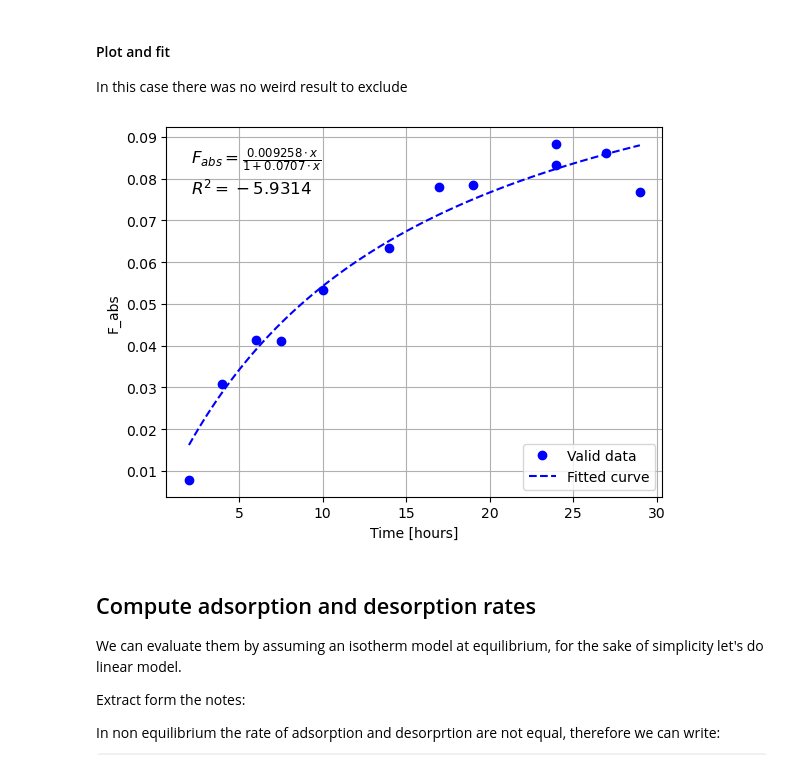
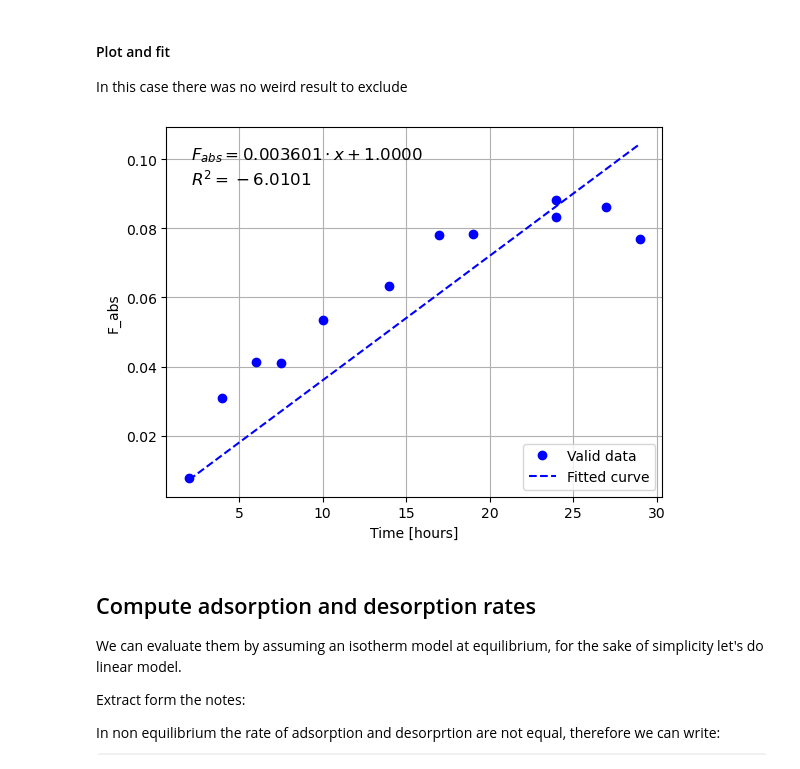
Before and after one commit to simo-pagliu/Magistrale, a Jupyter notebook: Transport of Radioactive Contaminants/LAB3 - Kinetics.ipynb, the cells around one changed output. Cells and saved outputs as stored; diff of their text form; code cells hidden in the pictures; some formulas as TeX source.

```diff
--- a/Transport of Radioactive Contaminants/LAB3 - Kinetics.ipynb
+++ b/Transport of Radioactive Contaminants/LAB3 - Kinetics.ipynb
@@ -119,44 +119,52 @@ plt.plot(time, F_abs, 'bo', label='Valid data')
 from scipy.optimize import curve_fit
 
 # --- Fit to power law ---
-def asymptotic_curve(x, a, b):
-    return (a * x) / (1 + b*x)
+# def fit_curve(x, a, b):
+#     return (a * x) / (1 + b*x)
+# --- Fit to linear law ---
+def fit_curve(x, a, b):
+    return a*x + 0
 
 # Perform the fit
-params, covariance = curve_fit(asymptotic_curve, time , F_abs)
+params, covariance = curve_fit(fit_curve, time , F_abs)
 a, b = params
 
 # Predict fitted values
-F_abs_pred = asymptotic_curve(F_abs , a, b)
+F_abs_pred = fit_curve(F_abs , a, b)
 
 # Compute R² manually
 ss_res = np.sum((F_abs   - F_abs_pred) ** 2)
 ss_tot = np.sum((F_abs   - np.mean(F_abs)) ** 2)
 r_squared = 1 - (ss_res / ss_tot)
 
 # Generate fitted curve
 x_fit = np.linspace(min(time), max(time), 100)
-y_fit = asymptotic_curve(x_fit, a, b)
+y_fit = fit_curve(x_fit, a, b)
 
 # Plot the fitted curve
 plt.plot(x_fit, y_fit, 'b--', label='Fitted curve')
 
 # Annotate equation and R² on the plot
+# eq_text = (
+#     rf"$F_{{abs}} = \frac{{{a:.4g} \cdot x}}{{1 + {b:.4f} \cdot x}}$"
+#     f"\n$R^2 = {r_squared:.4f}$"
+# )
 eq_text = (
-    rf"$F_{{abs}} = \frac{{{a:.4g} \cdot x}}{{1 + {b:.4f} \cdot x}}$"
+    rf"$F_{{abs}} = {a:.4g} \cdot x + {b:.4f}$"
     f"\n$R^2 = {r_squared:.4f}$"
 )
+
 plt.text(0.05, 0.95, eq_text, transform=plt.gca().transAxes,
          fontsize=12, verticalalignment='top')
 
 # Labels and legend
 plt.xlabel("Time [hours]")
 plt.ylabel("F_abs")
 plt.legend(loc='lower right')
 plt.grid(True)
 plt.show()
 # %% [output]
-[figure, old version]
+[figure, new version]
 # %% [markdown]
 ## Compute adsorption and desorption rates
 We can evaluate them by assuming an isotherm model at equilibrium, for the sake of simplicity let's do linear model.
```
Also changed, not shown: parts of 4 cells of this notebook, 4 other files.
